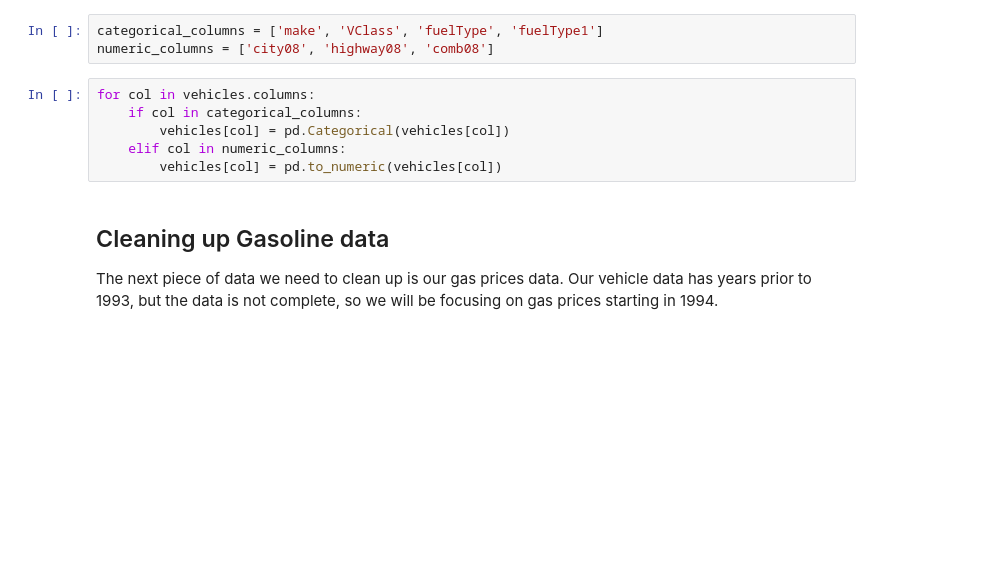
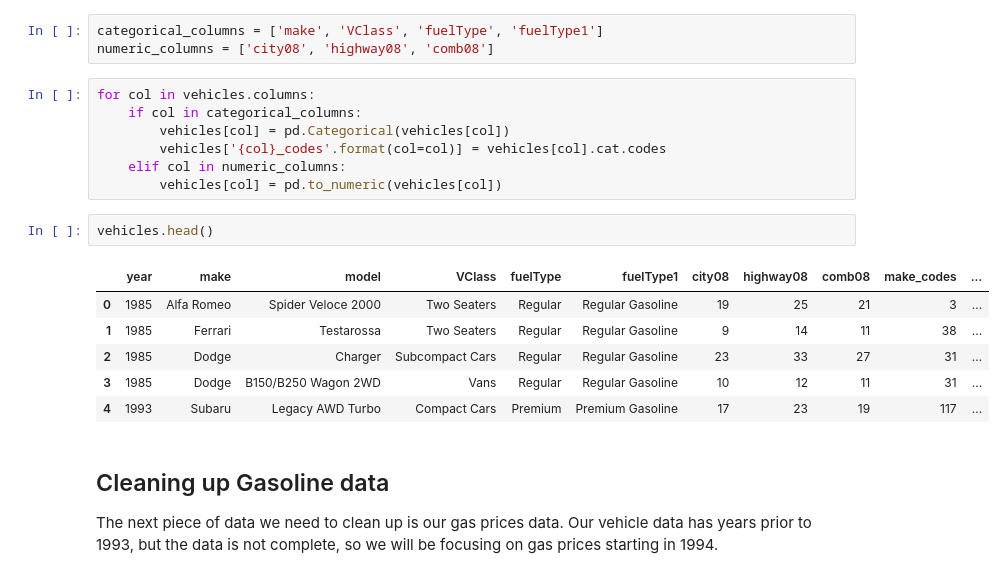
Before and after one commit to 21stBam/Data-Mining-Project, a Jupyter notebook: NeuralNetworks.ipynb, the cells around one changed output. Saved outputs shown, nothing was run; the diff lists cells and outputs as text; blank space fills up the shorter version.

```diff
--- a/NeuralNetworks.ipynb
+++ b/NeuralNetworks.ipynb
@@ -88,8 +88,18 @@ numeric_columns = ['city08', 'highway08', 'comb08']
 for col in vehicles.columns:
     if col in categorical_columns:
         vehicles[col] = pd.Categorical(vehicles[col])
+        vehicles['{col}_codes'.format(col=col)] = vehicles[col].cat.codes
     elif col in numeric_columns:
         vehicles[col] = pd.to_numeric(vehicles[col])
+# %%
+vehicles.head()
+# %% [output]
+|  | year | make | model | VClass | fuelType | fuelType1 | city08 | highway08 | comb08 | make_codes | ... |
+| 0 | 1985 | Alfa Romeo | Spider Veloce 2000 | Two Seaters | Regular | Regular Gasoline | 19 | 25 | 21 | 3 | ... |
+| 1 | 1985 | Ferrari | Testarossa | Two Seaters | Regular | Regular Gasoline | 9 | 14 | 11 | 38 | ... |
+| 2 | 1985 | Dodge | Charger | Subcompact Cars | Regular | Regular Gasoline | 23 | 33 | 27 | 31 | ... |
+| 3 | 1985 | Dodge | B150/B250 Wagon 2WD | Vans | Regular | Regular Gasoline | 10 | 12 | 11 | 31 | ... |
+| 4 | 1993 | Subaru | Legacy AWD Turbo | Compact Cars | Premium | Premium Gasoline | 17 | 23 | 19 | 117 | ... |
 # %% [markdown]
 ## Cleaning up Gasoline data
 
```
Also changed, not shown: 3 other files.
